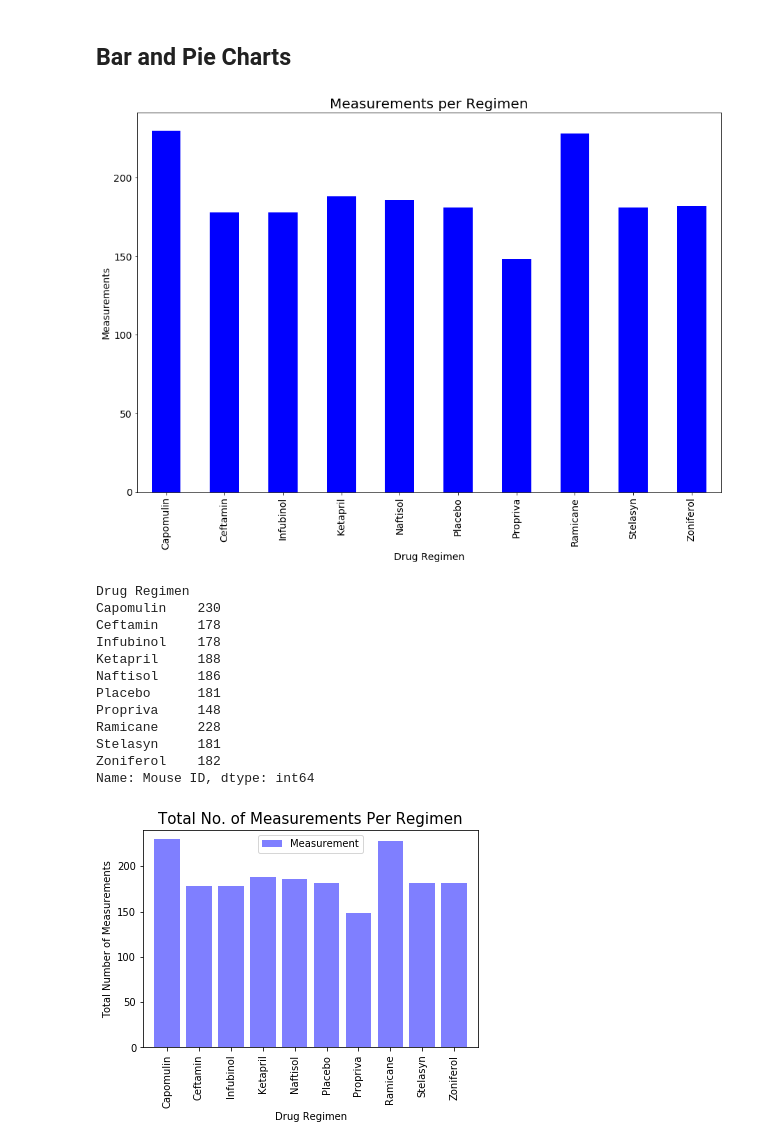
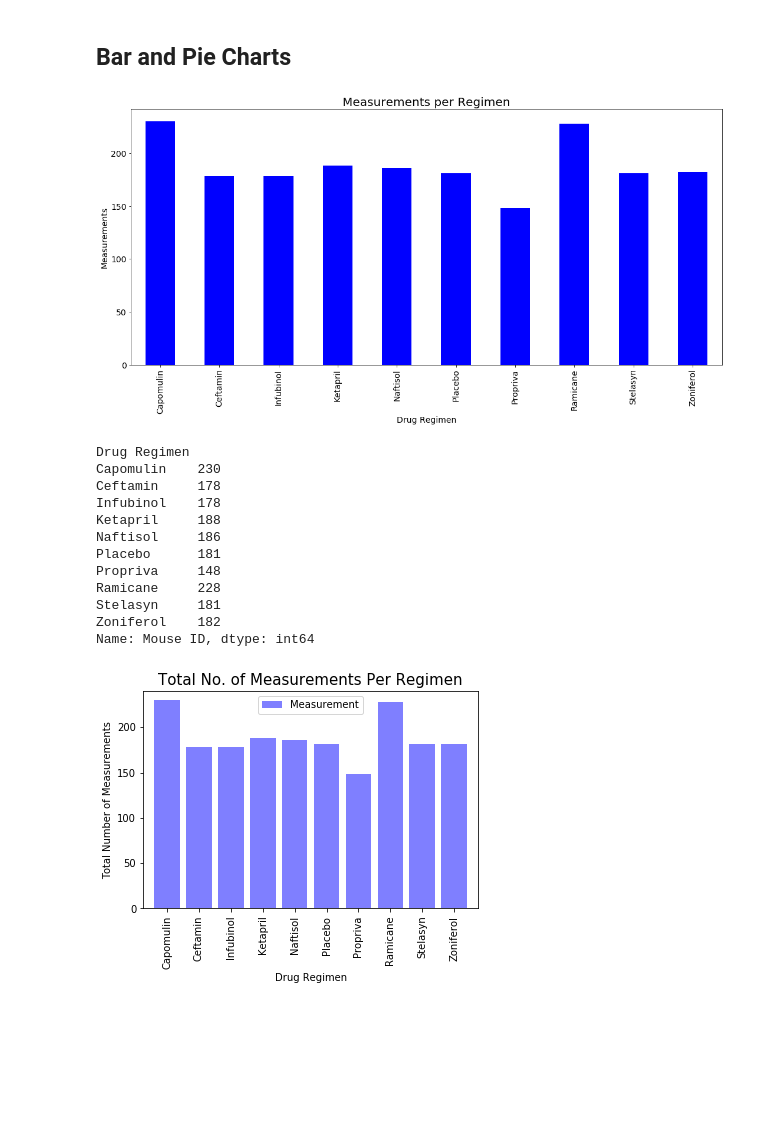
Before and after one commit to exu2011/Matplotlib_Challenge, a Jupyter notebook: Pymaceuticals/Mypymaceuticals_starter_with_plots.ipynb, the cells around one changed output. Drawn from its saved outputs; the diff is of its cells as text; code cells hidden in the pictures; blank space fills up the shorter version.

```diff
--- a/Pymaceuticals/Mypymaceuticals_starter_with_plots.ipynb
+++ b/Pymaceuticals/Mypymaceuticals_starter_with_plots.ipynb
@@ -199,21 +185,20 @@ alldrug_stats_table_2
 # %%
 # Generate a bar plot showing the total number of mice for each treatment regimen using pandas Dataframe.plot().
 measurements_per_drug = usable_data.groupby(["Drug Regimen"]).count()["Mouse ID"]
 
-
-plot_pandas = measurements_per_drug.plot.bar(figsize=(15,10), color='b',fontsize = 14)
+plot_pandas = measurements_per_drug.plot.bar(figsize=(15,8), color='b',fontsize = 14)
 measurements_per_drug
 plt.xlabel("Drug Regimen",fontsize = 14)
 plt.ylabel("Measurements",fontsize = 14)
 plt.title("Measurements per Regimen",fontsize = 20)
 
-#plt.savefig("../Images/Pan_mice_per_treat.png", bbox_inches = "tight")
-#plt.tight_layout()
+plt.savefig("../Images/Pan_mice_per_treat.png", bbox_inches = "tight")
+plt.tight_layout()
 plt.show()
 
 measurements_per_drug
 # %% [output]
-[figure, old version]
+[figure, new version]
 Drug Regimen
 Capomulin    230
 Ceftamin     178
```
Also changed, not shown: parts of 8 cells of this notebook, 3 other files.
